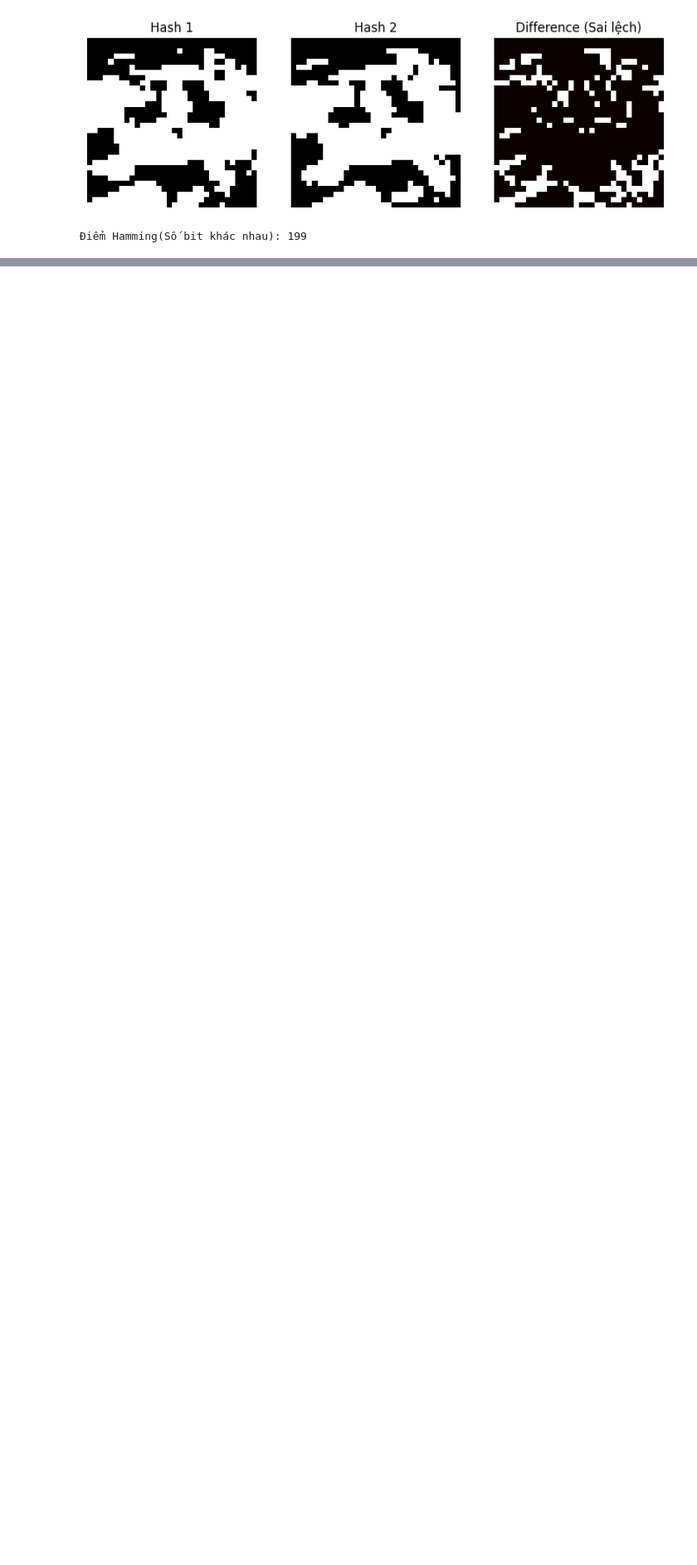
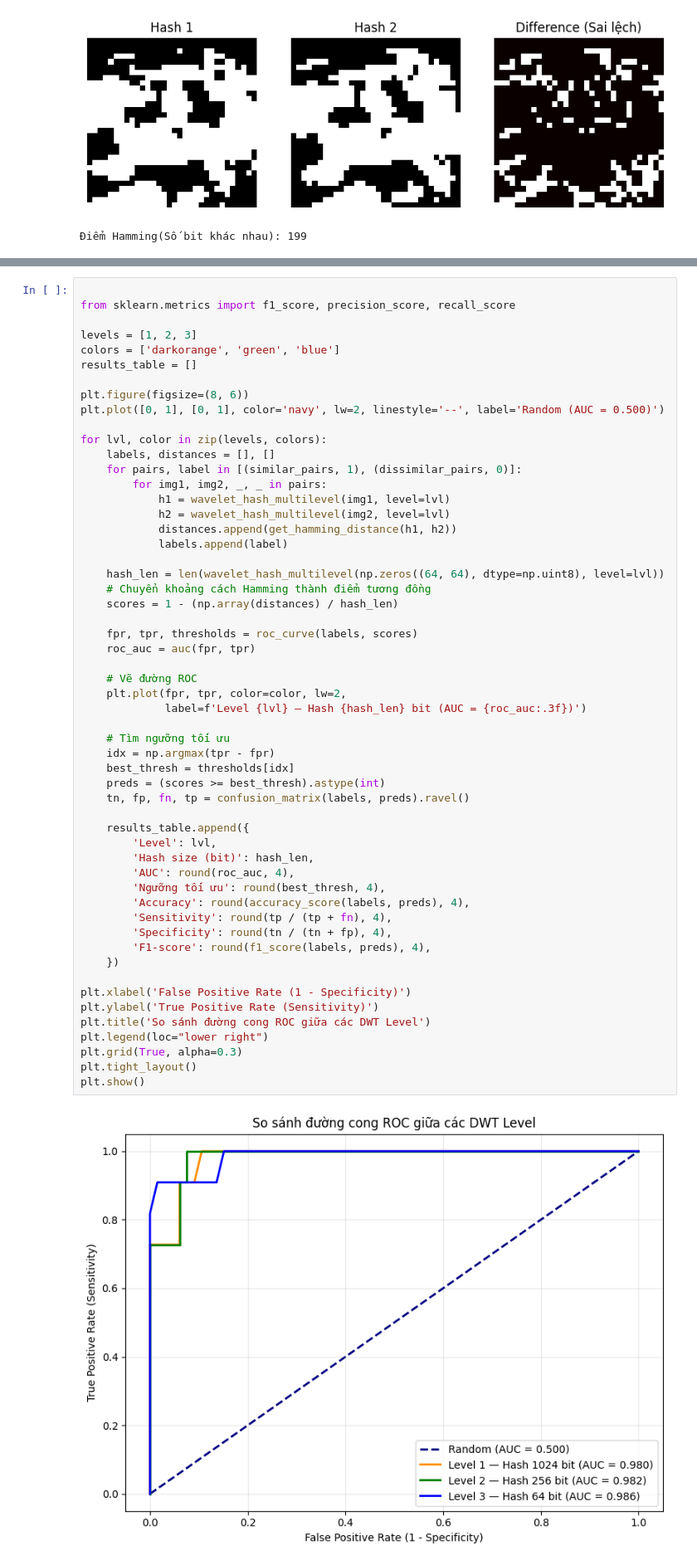
Before and after one commit to TrinhThinh2004/Wavelet-Computer-Vision, a Jupyter notebook: lab4.ipynb, the cells around one changed output, grey strips where cells are left out. Shown at 83% size. Saved outputs shown, nothing was run; the diff lists cells and outputs as text; blank space fills up the shorter version.

```diff
--- a/lab4.ipynb
+++ b/lab4.ipynb
@@ -331,0 +382,57 @@ Ngưỡng tối ưu (Similarity Score): 0.6943
+# %%
+
+from sklearn.metrics import f1_score, precision_score, recall_score
+
+levels = [1, 2, 3]
+colors = ['darkorange', 'green', 'blue']
+results_table = []
+
+plt.figure(figsize=(8, 6))
+plt.plot([0, 1], [0, 1], color='navy', lw=2, linestyle='--', label='Random (AUC = 0.500)')
+
+for lvl, color in zip(levels, colors):
+    labels, distances = [], []
+    for pairs, label in [(similar_pairs, 1), (dissimilar_pairs, 0)]:
+        for img1, img2, _, _ in pairs:
+            h1 = wavelet_hash_multilevel(img1, level=lvl)
+            h2 = wavelet_hash_multilevel(img2, level=lvl)
+            distances.append(get_hamming_distance(h1, h2))
+            labels.append(label)
+
+    hash_len = len(wavelet_hash_multilevel(np.zeros((64, 64), dtype=np.uint8), level=lvl))
+    # Chuyển khoảng cách Hamming thành điểm tương đồng
+    scores = 1 - (np.array(distances) / hash_len)
+
+    fpr, tpr, thresholds = roc_curve(labels, scores)
+    roc_auc = auc(fpr, tpr)
+
+    # Vẽ đường ROC
+    plt.plot(fpr, tpr, color=color, lw=2,
+             label=f'Level {lvl} — Hash {hash_len} bit (AUC = {roc_auc:.3f})')
+
+    # Tìm ngưỡng tối ưu
+    idx = np.argmax(tpr - fpr)
+    best_thresh = thresholds[idx]
+    preds = (scores >= best_thresh).astype(int)
+    tn, fp, fn, tp = confusion_matrix(labels, preds).ravel()
+
+    results_table.append({
+        'Level': lvl,
+        'Hash size (bit)': hash_len,
+        'AUC': round(roc_auc, 4),
+        'Ngưỡng tối ưu': round(best_thresh, 4),
+        'Accuracy': round(accuracy_score(labels, preds), 4),
+        'Sensitivity': round(tp / (tp + fn), 4),
+        'Specificity': round(tn / (tn + fp), 4),
+        'F1-score': round(f1_score(labels, preds), 4),
+    })
+
+plt.xlabel('False Positive Rate (1 - Specificity)')
+plt.ylabel('True Positive Rate (Sensitivity)')
+plt.title('So sánh đường cong ROC giữa các DWT Level')
+plt.legend(loc="lower right")
+plt.grid(True, alpha=0.3)
+plt.tight_layout()
+plt.show()
+# %% [output]
+[figure, added]
```
Also changed, not shown: parts of 8 cells of this notebook, 52 other files.
